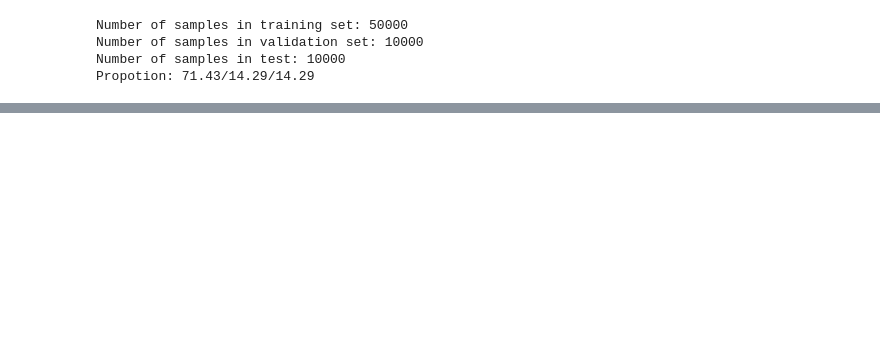
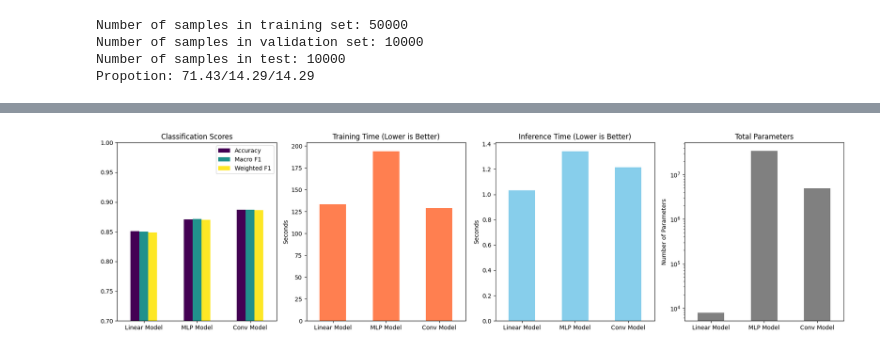
Before and after one commit to TVTruong777/DL261-Assignment, a Jupyter notebook: assignment1.ipynb, the cells around one changed output, grey strips where cells are left out. Saved outputs shown, nothing was run; the diff lists cells and outputs as text; code cells hidden in the pictures; blank space fills up the shorter version.

```diff
--- a/assignment1.ipynb
+++ b/assignment1.ipynb
@@ -236,0 +236,33 @@ weighted avg     0.9138    0.9131    0.9130     10000
+# %%
+import pandas as pd
+import matplotlib.pyplot as plt
+
+df = pd.DataFrame.from_dict(model_result, orient = 'index', columns = ['Accuracy', 'Macro F1', 'Weighted F1', 'Train Time (s)', 'Inference Time (s)', 'Total Parameters'])
+
+fig, axes = plt.subplots(nrows = 1, ncols = 4, figsize = (18, 5))
+
+df[['Accuracy', 'Macro F1', 'Weighted F1']].plot(kind = 'bar', ax = axes[0] ,colormap = 'viridis')
+axes[0].set_title('Classification Scores')
+axes[0].set_ylim(0.7, 1.0)
+axes[0].tick_params(axis='x', rotation = 0)
+
+df[['Train Time (s)']].plot(kind = 'bar', ax = axes[1], color = 'coral', legend = False)
+axes[1].set_title('Training Time (Lower is Better)')
+axes[1].set_ylabel('Seconds')
+axes[1].tick_params(axis='x', rotation=0)
+
+df[['Inference Time (s)']].plot(kind = 'bar', ax = axes[2], color = 'skyblue', legend = False)
+axes[2].set_title('Inference Time (Lower is Better)')
+axes[2].set_ylabel('Seconds')
+axes[2].tick_params(axis='x', rotation=0)
+
+df[['Total Parameters']].plot(kind = 'bar', ax = axes[3], color = 'grey', legend = False)
+axes[3].set_title('Total Parameters')
+axes[3].set_ylabel('Number of Parameters')
+axes[3].set_yscale('log')
+axes[3].tick_params(axis = 'x', rotation = 0)
+
+plt.tight_layout()
+plt.show()
+# %% [output]
+[figure, added]
```
Also changed, not shown: parts of 11 cells of this notebook.
